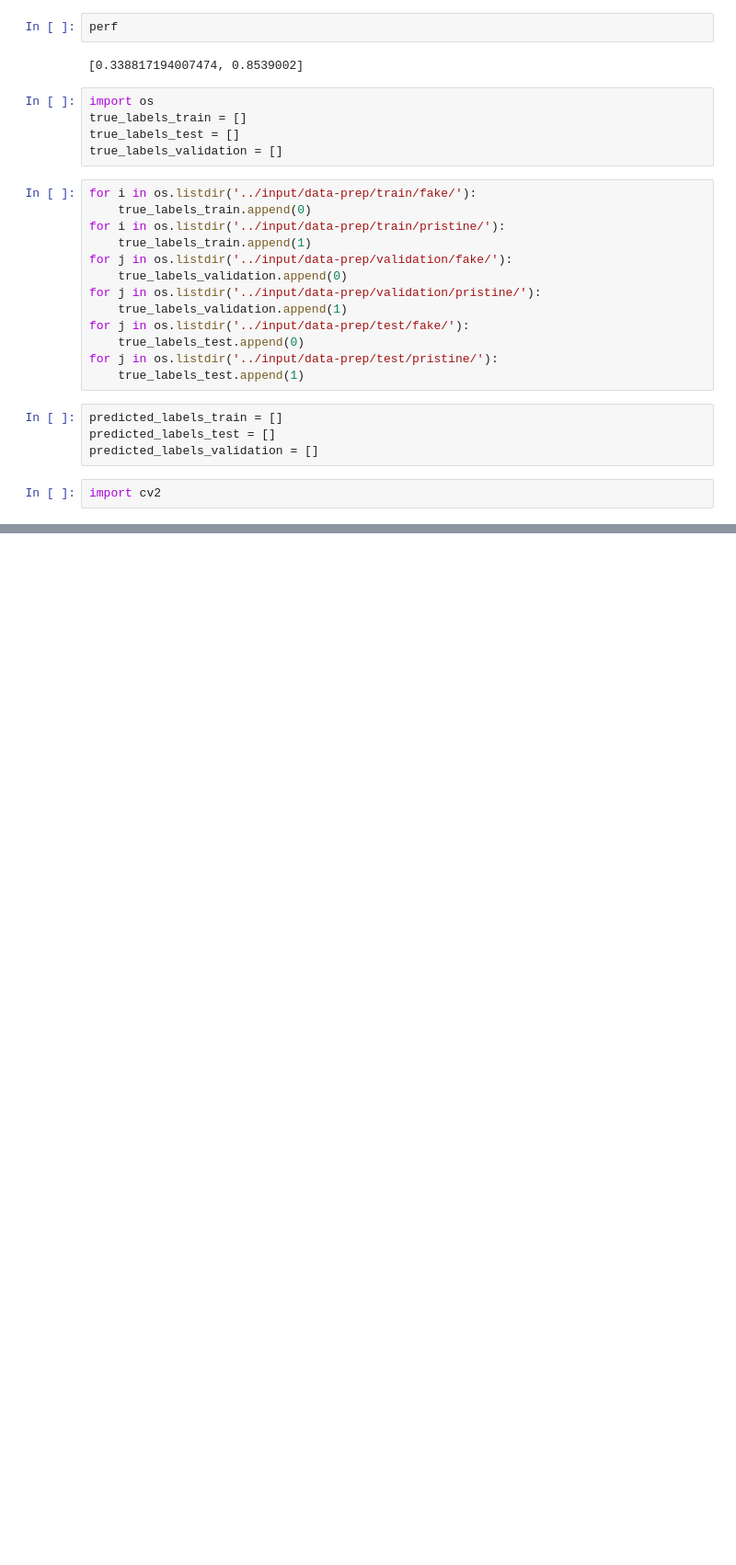
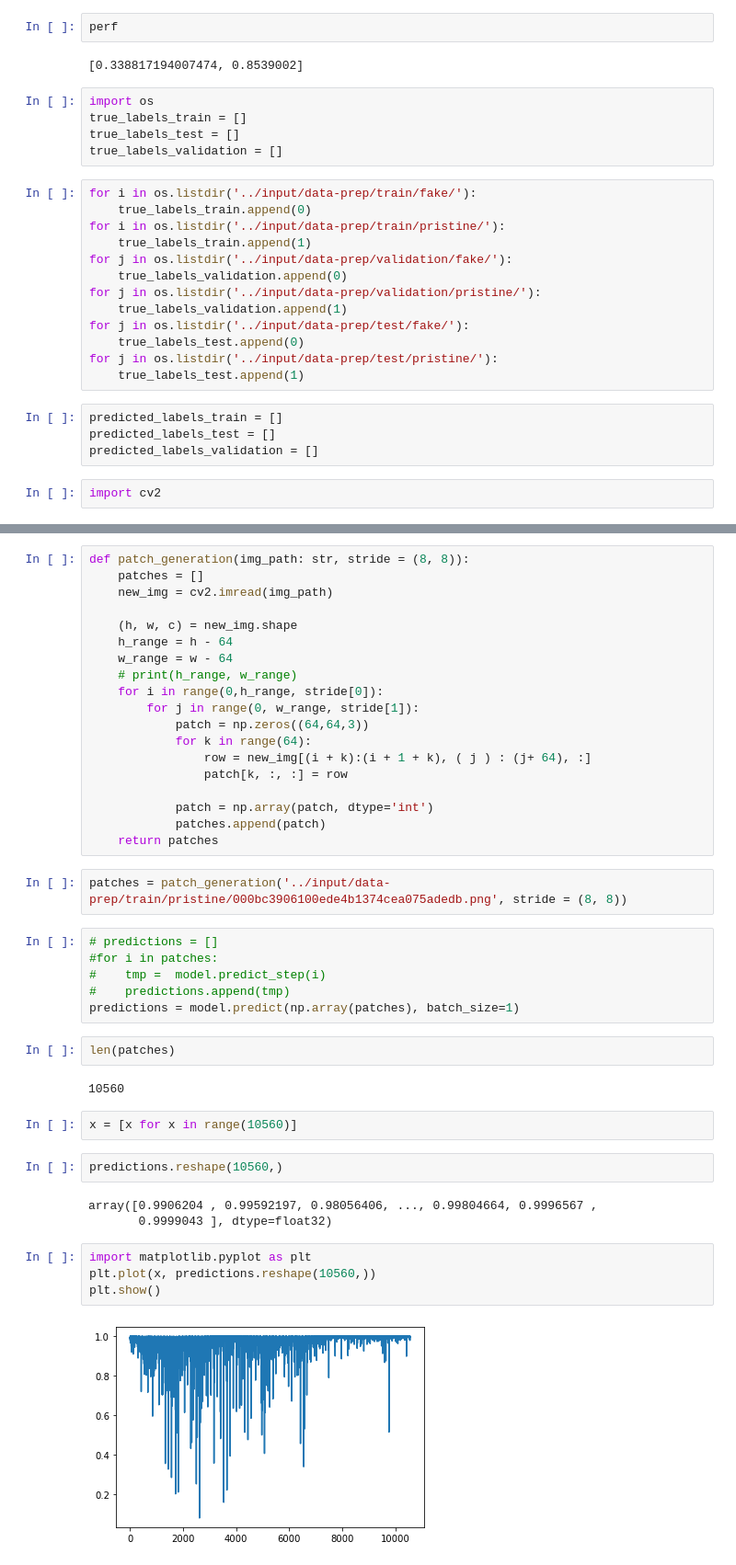
Before and after one commit to durgakiran/imageforgerydetection, a Jupyter notebook: notebooks/SCNN.ipynb, the cells around one changed output, grey strips where cells are left out. Shown at 92% size. Drawn from its saved outputs; the diff is of its cells as text; blank space fills up the shorter version.

```diff
--- a/notebooks/SCNN.ipynb
+++ b/notebooks/SCNN.ipynb
@@ -285,0 +280,44 @@ def patch_generation(img: str):
+# %%
+def patch_generation(img_path: str, stride = (8, 8)):
+    patches = []
+    new_img = cv2.imread(img_path)
+
+    (h, w, c) = new_img.shape
+    h_range = h - 64
+    w_range = w - 64
+    # print(h_range, w_range)
+    for i in range(0,h_range, stride[0]):
+        for j in range(0, w_range, stride[1]):
+            patch = np.zeros((64,64,3))
+            for k in range(64):
+                row = new_img[(i + k):(i + 1 + k), ( j ) : (j+ 64), :]
+                patch[k, :, :] = row
+
+            patch = np.array(patch, dtype='int')
+            patches.append(patch)
+    return patches
+# %%
+patches = patch_generation('../input/data-prep/train/pristine/000bc3906100ede4b1374cea075adedb.png', stride = (8, 8))
+# %%
+# predictions = []
+#for i in patches:
+#    tmp =  model.predict_step(i)
+#    predictions.append(tmp)
+predictions = model.predict(np.array(patches), batch_size=1)
+# %%
+len(patches)
+# %% [output]
+10560
+# %%
+x = [x for x in range(10560)]
+# %%
+predictions.reshape(10560,)
+# %% [output]
+array([0.9906204 , 0.99592197, 0.98056406, ..., 0.99804664, 0.9996567 ,
+       0.9999043 ], dtype=float32)
+# %%
+import matplotlib.pyplot as plt
+plt.plot(x, predictions.reshape(10560,))
+plt.show()
+# %% [output]
+[figure, added]
```
Also changed, not shown: parts of 30 cells of this notebook, 1 other file.
